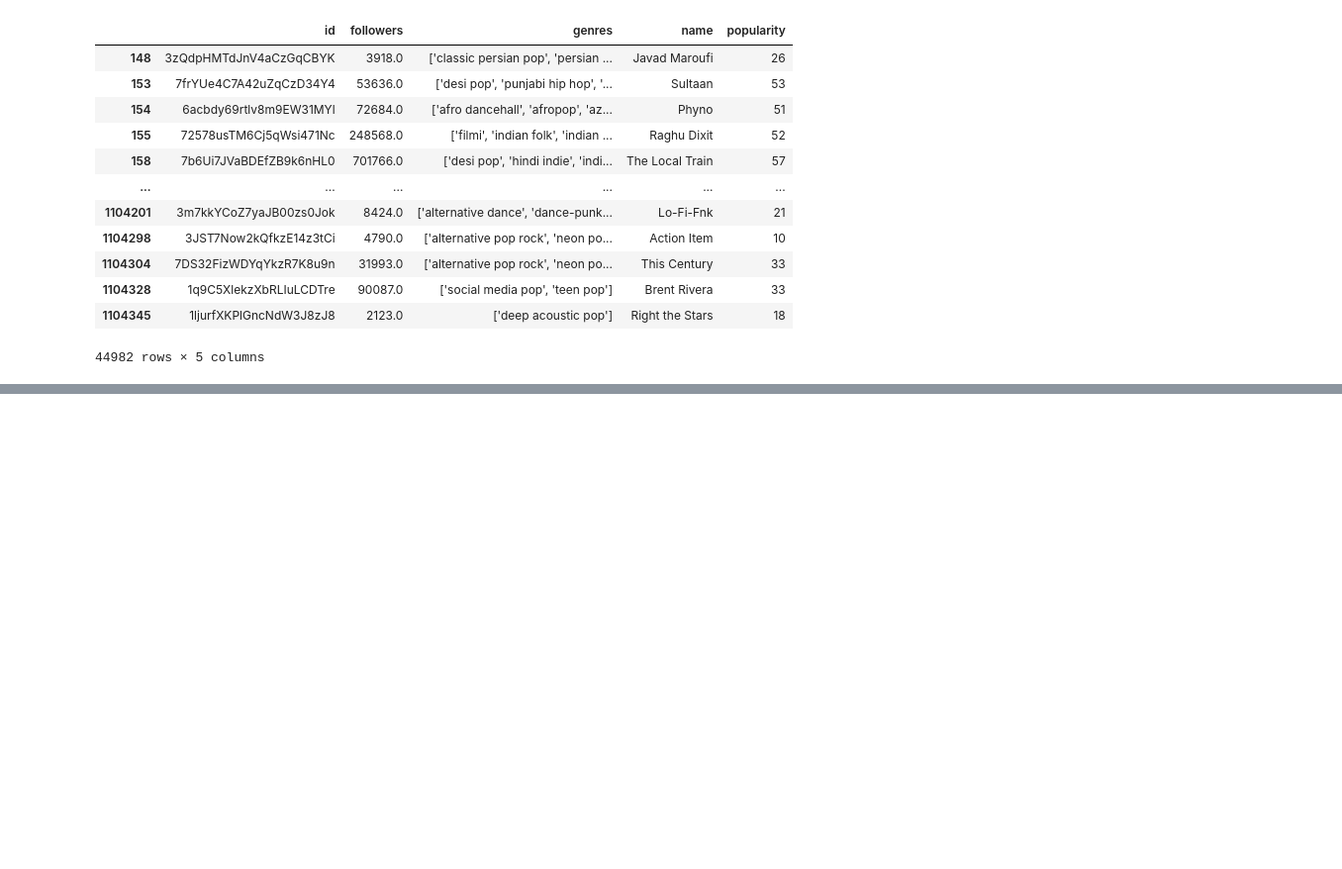
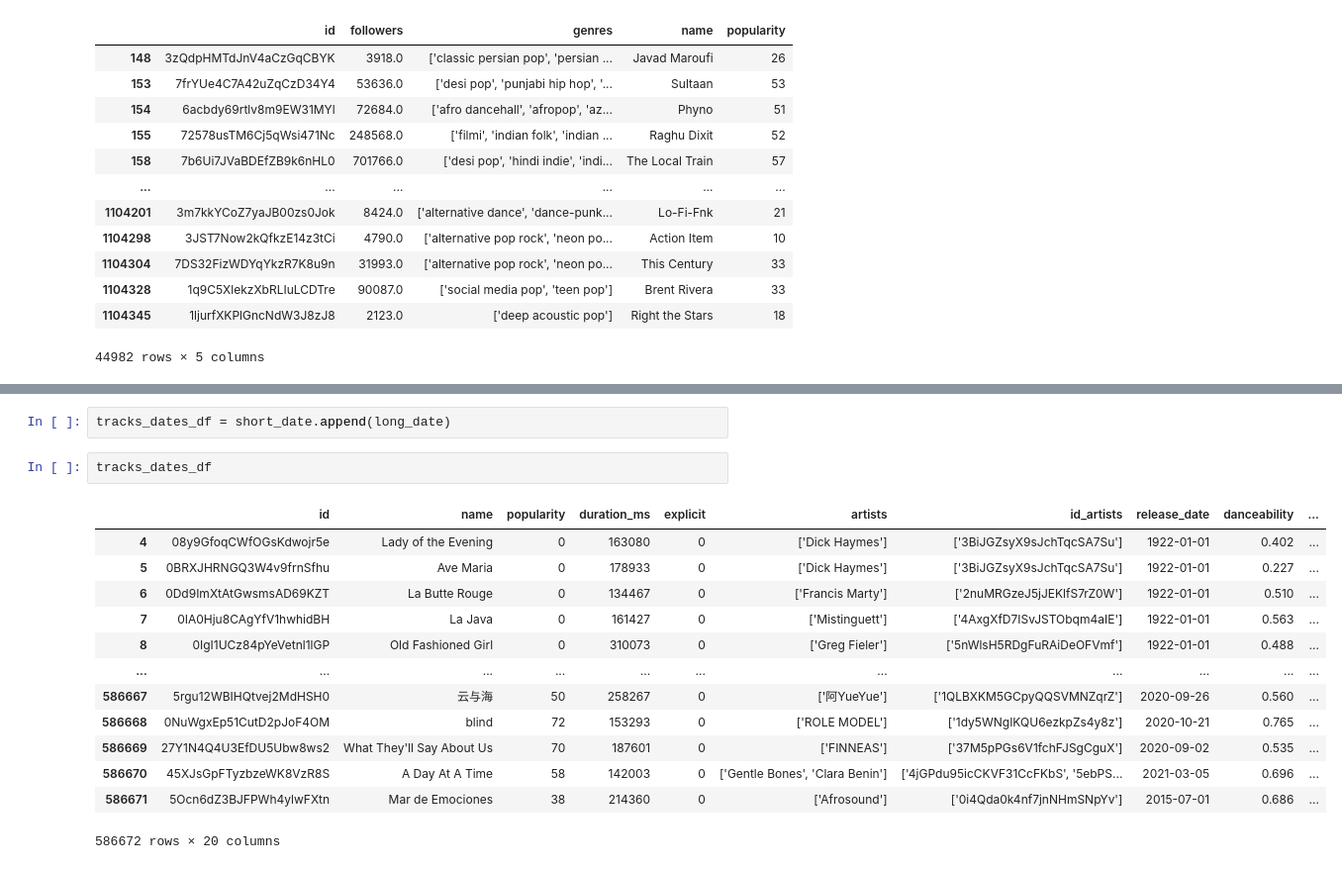
Before and after one commit to sabrinawjo/Music_ML, a Jupyter notebook: Jake/Jake_working.ipynb, the cells around one changed output, grey strips where cells are left out. Shown: that part at 99% size. Cells and saved outputs as stored; diff of their text form; blank space fills up the shorter version.

```diff
--- a/Jake/Jake_working.ipynb
+++ b/Jake/Jake_working.ipynb
@@ -163,0 +216,18 @@ popArtists
+# %%
+tracks_dates_df = short_date.append(long_date)
+# %%
+tracks_dates_df
+# %% [output]
+|  | id | name | popularity | duration_ms | explicit | artists | id_artists | release_date | danceability | ... |
+| 4 | 08y9GfoqCWfOGsKdwojr5e | Lady of the Evening | 0 | 163080 | 0 | ['Dick Haymes'] | ['3BiJGZsyX9sJchTqcSA7Su'] | 1922-01-01 | 0.402 | ... |
+| 5 | 0BRXJHRNGQ3W4v9frnSfhu | Ave Maria | 0 | 178933 | 0 | ['Dick Haymes'] | ['3BiJGZsyX9sJchTqcSA7Su'] | 1922-01-01 | 0.227 | ... |
+| 6 | 0Dd9ImXtAtGwsmsAD69KZT | La Butte Rouge | 0 | 134467 | 0 | ['Francis Marty'] | ['2nuMRGzeJ5jJEKlfS7rZ0W'] | 1922-01-01 | 0.510 | ... |
+| 7 | 0IA0Hju8CAgYfV1hwhidBH | La Java | 0 | 161427 | 0 | ['Mistinguett'] | ['4AxgXfD7ISvJSTObqm4aIE'] | 1922-01-01 | 0.563 | ... |
+| 8 | 0IgI1UCz84pYeVetnl1lGP | Old Fashioned Girl | 0 | 310073 | 0 | ['Greg Fieler'] | ['5nWlsH5RDgFuRAiDeOFVmf'] | 1922-01-01 | 0.488 | ... |
+| ... | ... | ... | ... | ... | ... | ... | ... | ... | ... | ... |
+| 586667 | 5rgu12WBIHQtvej2MdHSH0 | 云与海 | 50 | 258267 | 0 | ['阿YueYue'] | ['1QLBXKM5GCpyQQSVMNZqrZ'] | 2020-09-26 | 0.560 | ... |
+| 586668 | 0NuWgxEp51CutD2pJoF4OM | blind | 72 | 153293 | 0 | ['ROLE MODEL'] | ['1dy5WNgIKQU6ezkpZs4y8z'] | 2020-10-21 | 0.765 | ... |
+| 586669 | 27Y1N4Q4U3EfDU5Ubw8ws2 | What They'll Say About Us | 70 | 187601 | 0 | ['FINNEAS'] | ['37M5pPGs6V1fchFJSgCguX'] | 2020-09-02 | 0.535 | ... |
+| 586670 | 45XJsGpFTyzbzeWK8VzR8S | A Day At A Time | 58 | 142003 | 0 | ['Gentle Bones', 'Clara Benin'] | ['4jGPdu95icCKVF31CcFKbS', '5ebPS... | 2021-03-05 | 0.696 | ... |
+| 586671 | 5Ocn6dZ3BJFPWh4ylwFXtn | Mar de Emociones | 38 | 214360 | 0 | ['Afrosound'] | ['0i4Qda0k4nf7jnNHmSNpYv'] | 2015-07-01 | 0.686 | ... |
+586672 rows × 20 columns
```
Also changed, not shown: parts of 5 cells of this notebook.
